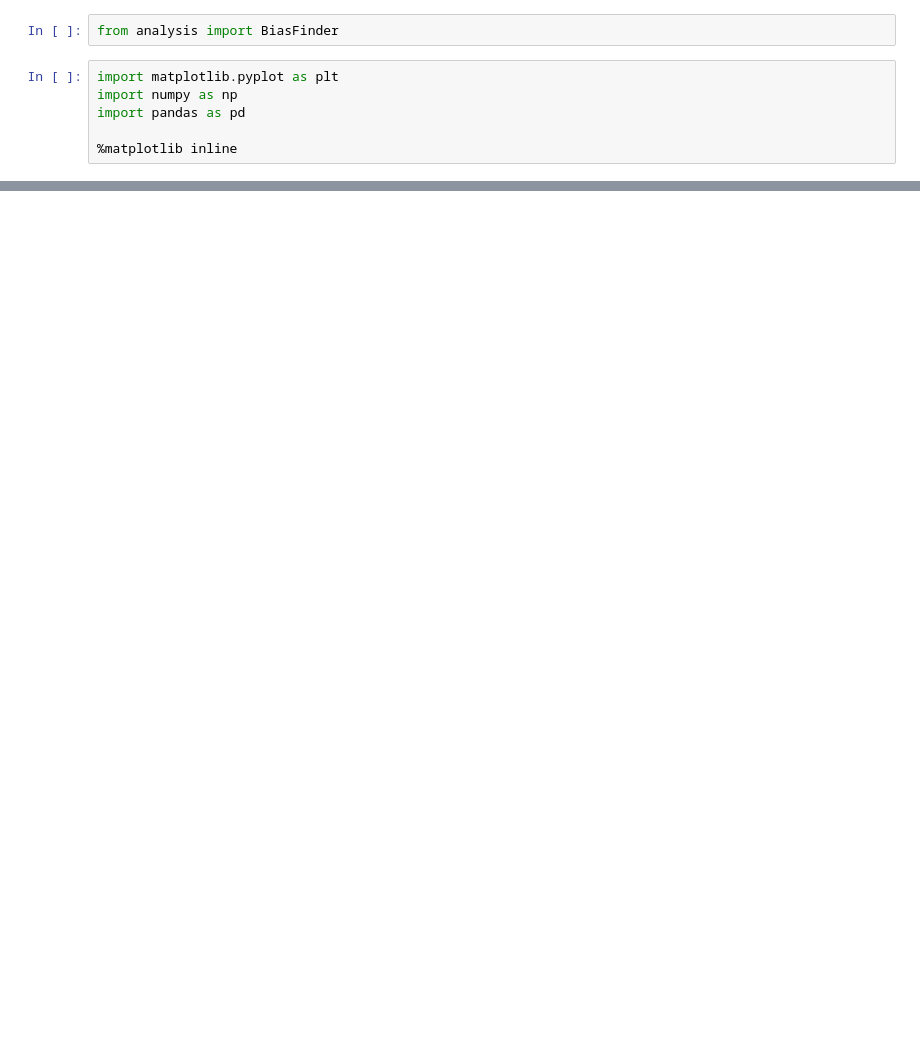
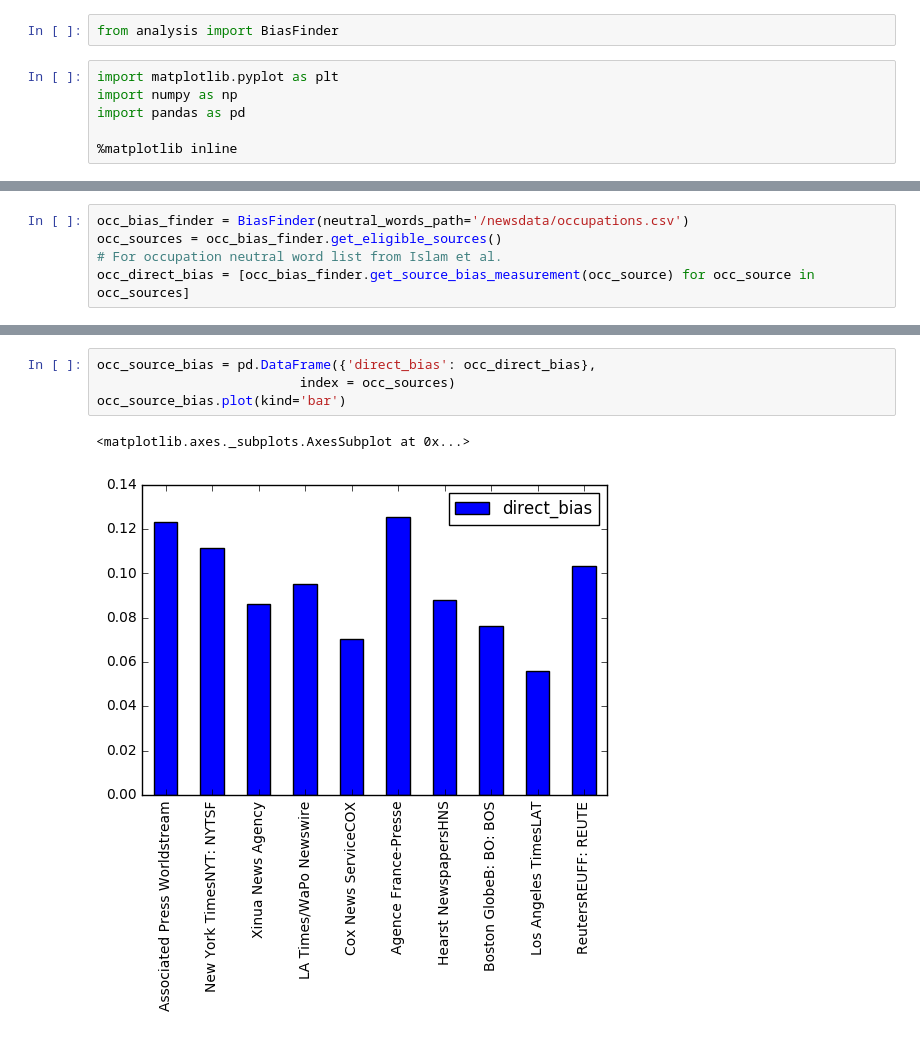
Before and after one commit to CuriousG102/ir-bias, a Jupyter notebook: Direct_Bias_Explorer.ipynb, the cells around one changed output, grey strips where cells are left out. Drawn from its saved outputs; the diff is of its cells as text; blank space fills up the shorter version.

```diff
--- a/Direct_Bias_Explorer.ipynb
+++ b/Direct_Bias_Explorer.ipynb
@@ -49,0 +50,5 @@ normed_source_bias.plot(kind='bar')
+# %%
+occ_bias_finder = BiasFinder(neutral_words_path='/newsdata/occupations.csv')
+occ_sources = occ_bias_finder.get_eligible_sources()
+# For occupation neutral word list from Islam et al.
+occ_direct_bias = [occ_bias_finder.get_source_bias_measurement(occ_source) for occ_source in occ_sources]
@@ -49,0 +76,7 @@ normed_source_bias.plot(kind='bar')
+# %%
+occ_source_bias = pd.DataFrame({'direct_bias': occ_direct_bias},
+                          index = occ_sources)
+occ_source_bias.plot(kind='bar')
+# %% [output]
+<matplotlib.axes._subplots.AxesSubplot at 0x...>
+[figure, added]
```
Also changed, not shown: parts of 8 cells of this notebook, 2 other files.
